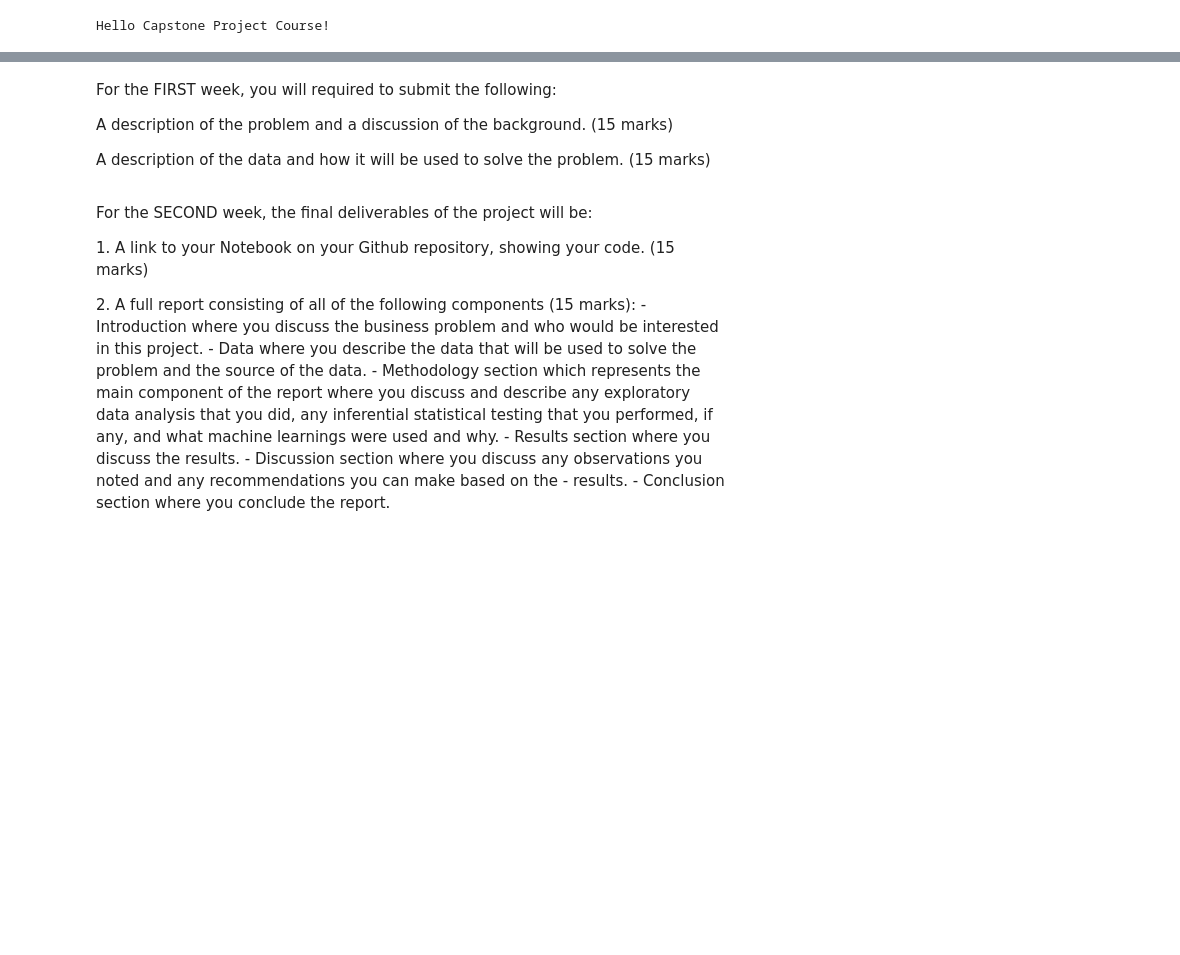
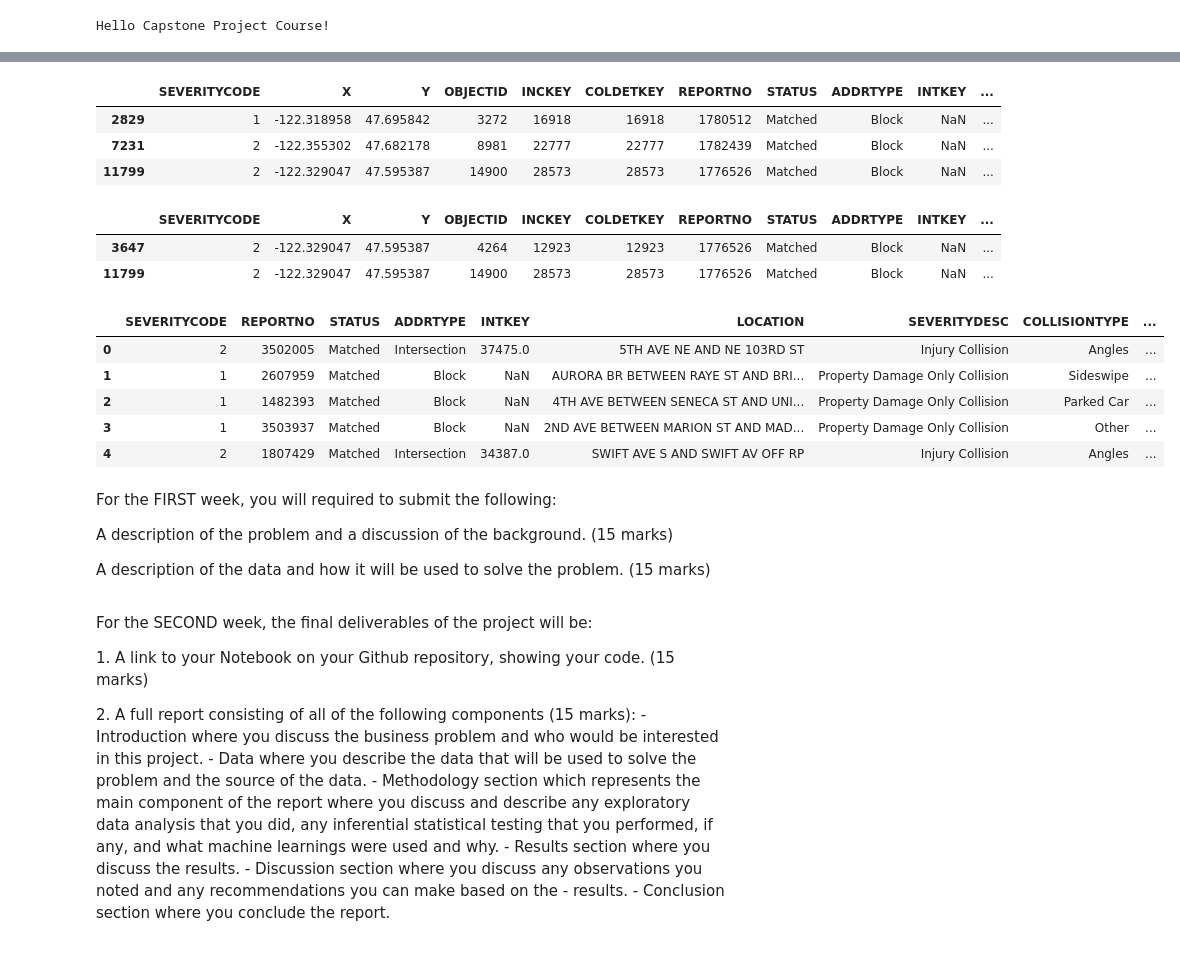
Before and after one commit to on99689nnnnn/Coursera_Capstone, a Jupyter notebook: Coursera_Capstone.ipynb, the cells around one changed output, grey strips where cells are left out. Cells and saved outputs as stored; diff of their text form; code cells hidden in the pictures; blank space fills up the shorter version.

```diff
--- a/Coursera_Capstone.ipynb
+++ b/Coursera_Capstone.ipynb
@@ -16,2 +30,6 @@ print ("Hello Capstone Project Course!")
 # %% [output]
 Hello Capstone Project Course!
+# %%
+df = pd.read_csv('https://s3.us.cloud-object-storage.appdomain.cloud/cf-courses-data/CognitiveClass/DP0701EN/version-2/Data-Collisions.csv', sep=',', delimiter=None, header='infer')
+# %%
+pd.set_option('display.max_columns', None)
@@ -17,0 +137,26 @@ Hello Capstone Project Course!
+# %%
+df[df.duplicated(subset=['REPORTNO'])]
+# %% [output]
+|  | SEVERITYCODE | X | Y | OBJECTID | INCKEY | COLDETKEY | REPORTNO | STATUS | ADDRTYPE | INTKEY | ... |
+| 2829 | 1 | -122.318958 | 47.695842 | 3272 | 16918 | 16918 | 1780512 | Matched | Block | NaN | ... |
+| 7231 | 2 | -122.355302 | 47.682178 | 8981 | 22777 | 22777 | 1782439 | Matched | Block | NaN | ... |
+| 11799 | 2 | -122.329047 | 47.595387 | 14900 | 28573 | 28573 | 1776526 | Matched | Block | NaN | ... |
+# %%
+df[df['REPORTNO']=="1776526"]
+# %% [output]
+|  | SEVERITYCODE | X | Y | OBJECTID | INCKEY | COLDETKEY | REPORTNO | STATUS | ADDRTYPE | INTKEY | ... |
+| 3647 | 2 | -122.329047 | 47.595387 | 4264 | 12923 | 12923 | 1776526 | Matched | Block | NaN | ... |
+| 11799 | 2 | -122.329047 | 47.595387 | 14900 | 28573 | 28573 | 1776526 | Matched | Block | NaN | ... |
+# %%
+df2=df
+# %%
+df2.drop(['X','Y','SEVERITYCODE.1','OBJECTID','INCKEY','COLDETKEY','EXCEPTRSNCODE','EXCEPTRSNDESC'], axis=1, index=None, columns=None, level=None, inplace=True, errors='raise')
+# %%
+df2.head()
+# %% [output]
+|  | SEVERITYCODE | REPORTNO | STATUS | ADDRTYPE | INTKEY | LOCATION | SEVERITYDESC | COLLISIONTYPE | ... |
+| 0 | 2 | 3502005 | Matched | Intersection | 37475.0 | 5TH AVE NE AND NE 103RD ST | Injury Collision | Angles | ... |
+| 1 | 1 | 2607959 | Matched | Block | NaN | AURORA BR BETWEEN RAYE ST AND BRI... | Property Damage Only Collision | Sideswipe | ... |
+| 2 | 1 | 1482393 | Matched | Block | NaN | 4TH AVE BETWEEN SENECA ST AND UNI... | Property Damage Only Collision | Parked Car | ... |
+| 3 | 1 | 3503937 | Matched | Block | NaN | 2ND AVE BETWEEN MARION ST AND MAD... | Property Damage Only Collision | Other | ... |
+| 4 | 2 | 1807429 | Matched | Intersection | 34387.0 | SWIFT AVE S AND SWIFT AV OFF RP | Injury Collision | Angles | ... |
```
Also changed, not shown: parts of 13 cells of this notebook.
